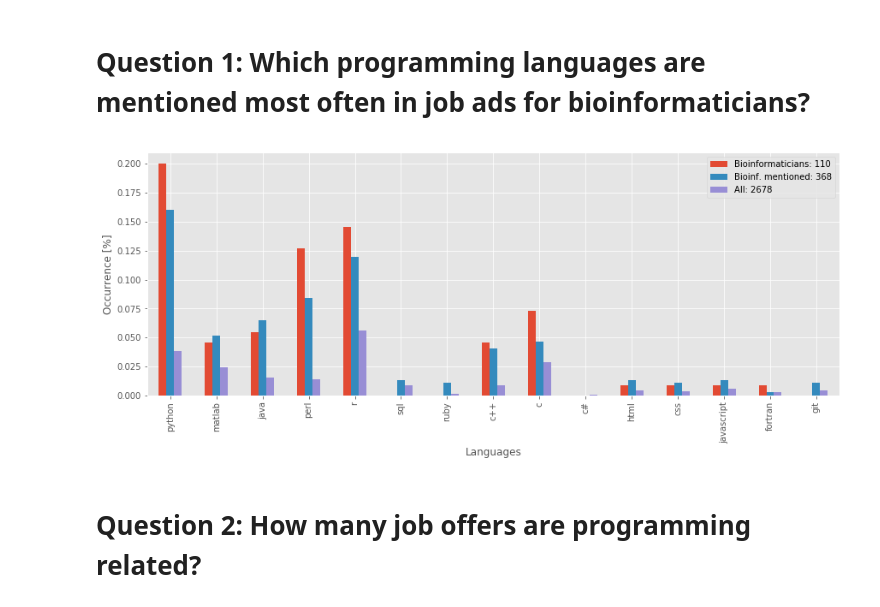
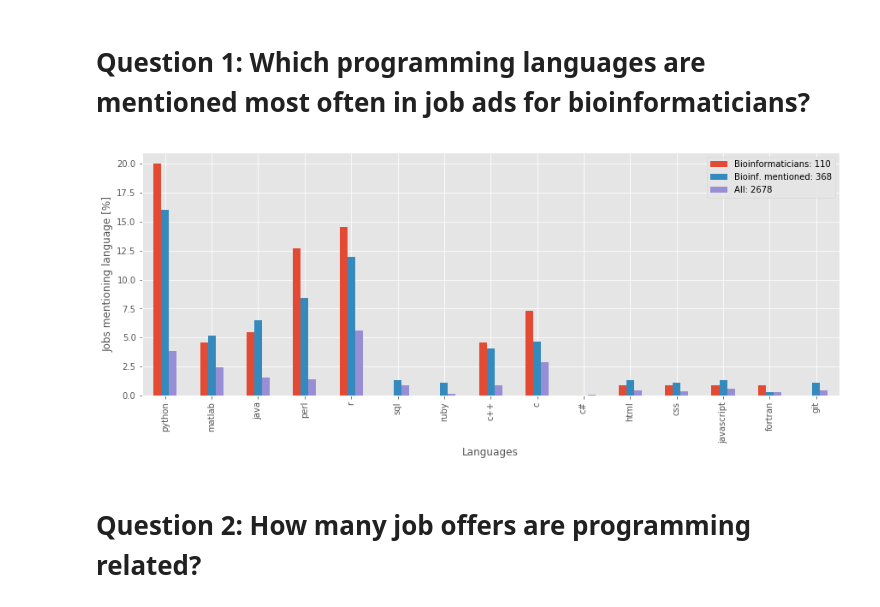
Before and after one commit to Cojabi/nat_sci_job, a Jupyter notebook: Evaluation of Scientific Job Adds.ipynb, the cells around one changed output. Drawn from its saved outputs; the diff is of its cells as text; code cells hidden in the pictures.

```diff
--- a/Evaluation of Scientific Job Adds.ipynb
+++ b/Evaluation of Scientific Job Adds.ipynb
@@ -198,35 +197,38 @@ plot_data = df[languages]
 
 bioinf = plot_data.loc[(df['job_type'].str.contains('Bioinformatic')) |
                                  (df['job_type'].str.contains('Chemoinformatic'))]
 
 
 mentioned_bioinf = plot_data[(df['bioinformatics']>0) |
                              (df['bioinformatician']>0) |
                              (df['job_type'].str.contains('Bioinformatic')) |
                              (df['job_type'].str.contains('Chemoinformatic'))]
 
 all_jobs = plot_data
 
 plotframe = pd.concat([bioinf.sum()/len(bioinf),
                        mentioned_bioinf.sum()/len(mentioned_bioinf),
                        all_jobs.sum()/len(all_jobs)], axis=1)
 
 plotframe.set_index(plot_data.sum().index)
 plotframe = plotframe.rename(index = str, columns={0:'Bioinformaticians: '+str(len(bioinf)),
                                                    1:'Bioinf. mentioned: '+str(len(mentioned_bioinf)),
                                                    2:'All: '+str(len(all_jobs))})
 
 ax = plotframe.plot(kind='bar', figsize=(12, 5))
 plt.xlabel('Languages')
-plt.ylabel('Occurrence [%]')
+plt.ylabel('Jobs mentioning language [%]')
+
+vals = ax.get_yticks()
+ax.set_yticklabels(['{:2.1f}'.format(x*100) for x in vals])
 
 # Save figure to file
 fig = plt.gcf()
 fig.tight_layout(pad=0)
 fig.savefig(filename='barplot.jpeg', format='jpeg', dpi=300)
 fig.savefig(filename='barplot.png', format='png', dpi=300)
 # %% [output]
-[figure, old version]
+[figure, new version]
 # %% [markdown]
 # Question 2: How many job offers are programming related?
 # %%
```
Also changed, not shown: parts of 1 cell of this notebook.
